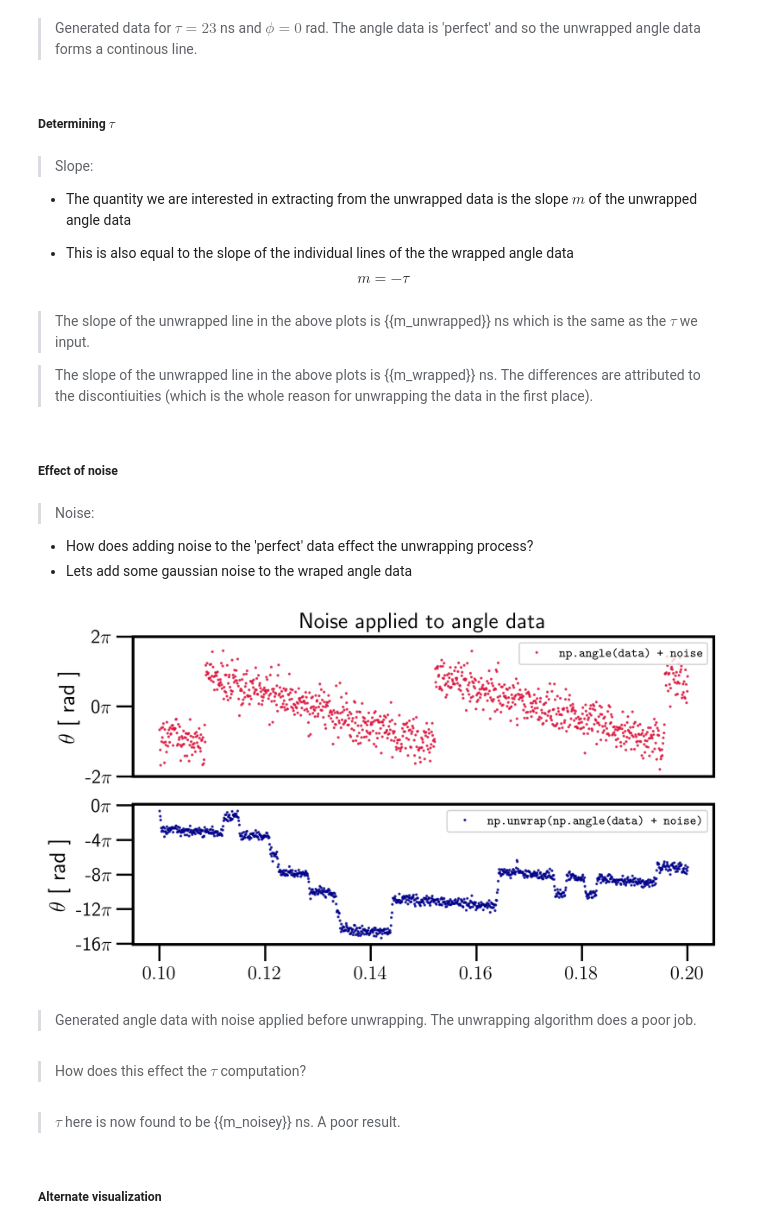
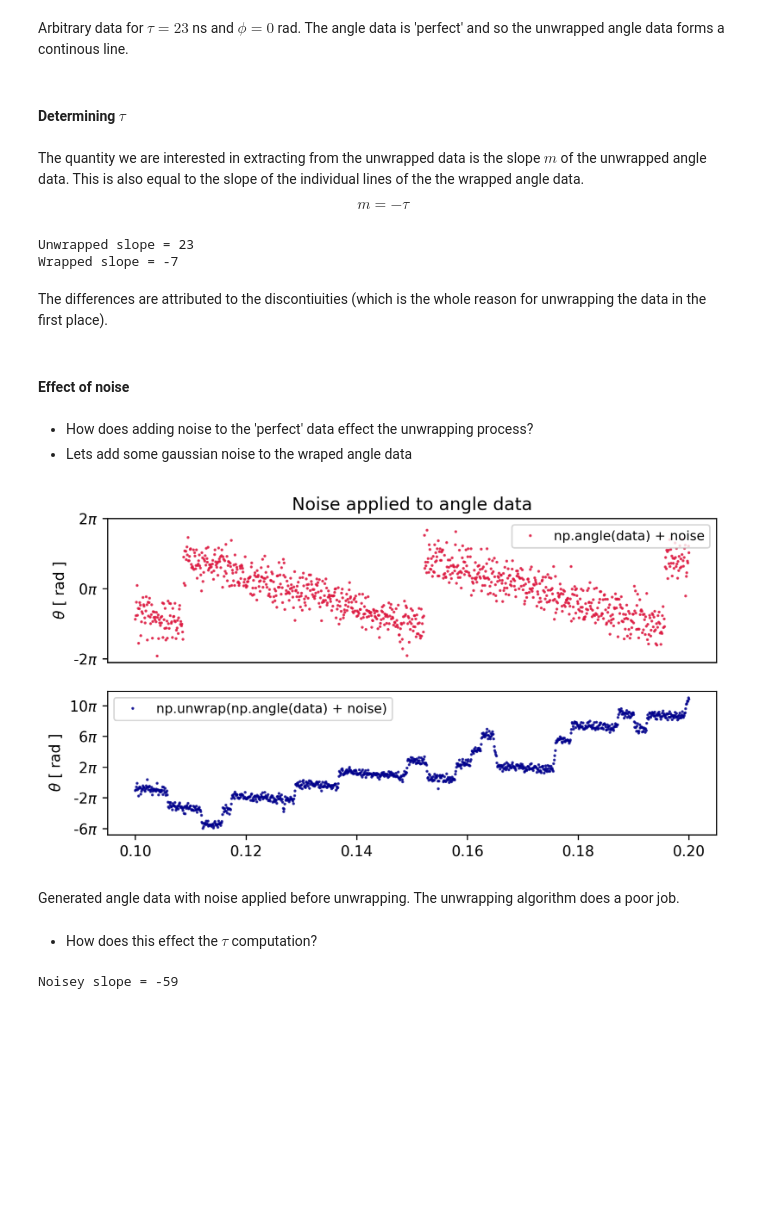
Before and after one commit to andrewasheridan/hera_sandbox, a Jupyter notebook: aas/wrap_unwrap/wrap_unwrap_initial_exploration.ipynb, the cells around one changed output. Drawn from its saved outputs; the diff is of its cells as text; code cells hidden in the pictures; blank space fills up the shorter version.

Commit message:
Cleaned up text formatting, fixed typos, adjusted plot formatting

```diff
--- a/aas/wrap_unwrap/wrap_unwrap_initial_exploration.ipynb
+++ b/aas/wrap_unwrap/wrap_unwrap_initial_exploration.ipynb
@@ -89,28 +83,25 @@ plt.show()
 # %% [markdown]
-> Generated data for $\tau = 23$ ns and $\phi = 0$ rad. The angle data is 'perfect' and so the unwrapped angle data forms a continous line.
+Arbitrary data for $\tau = 23$ ns and $\phi = 0$ rad. The angle data is 'perfect' and so the unwrapped angle data forms a continous line.
 # %% [markdown]
-##### Determining $\tau$
+#### Determining $\tau$
 # %% [markdown]
-> Slope:
- - The quantity we are interested in extracting from the unwrapped data is the slope $m $ of the unwrapped angle data
->
- - This is also equal to the slope of the individual lines of the the wrapped angle data
+The quantity we are interested in extracting from the unwrapped data is the slope $m$ of the unwrapped angle data. This is also equal to the slope of the individual lines of the the wrapped angle data.
 
 \begin{equation}
 m = -\tau
 \end{equation}
 # %%
-m_unwrapped = -int(round(np.mean((np.diff(uw_angle_data)  / (2 * np.pi)) / np.diff(freqs))))
-m_wrapped = -int(round(np.mean((np.diff(angle_data)  / (2 * np.pi)) / np.diff(freqs))))
+m_unwrapped = -int(round(np.mean((np.diff(uw_angle_data)  / (2 * np.pi)) / np.diff(freqs)))); print('Unwrapped slope = {}'.format(m_unwrapped))
+m_wrapped = -int(round(np.mean((np.diff(angle_data)  / (2 * np.pi)) / np.diff(freqs))));print('Wrapped slope = {}'.format(m_wrapped))
+# %% [output]
+Unwrapped slope = 23
+Wrapped slope = -7
 # %% [markdown]
-> The slope of the unwrapped line in the above plots is {{m_unwrapped}} ns which is the same as the $\tau$ we input.
-
-
-> The slope of the unwrapped line in the above plots is {{m_wrapped}} ns. The differences are attributed to the discontiuities (which is the whole reason for unwrapping the data in the first place).
+The differences are attributed to the discontiuities (which is the whole reason for unwrapping the data in the first place).
 # %% [markdown]
-##### Effect of noise
+#### Effect of noise
 # %% [markdown]
-> Noise:
+
  - How does adding noise to the 'perfect' data effect the unwrapping process?
   - Lets add some gaussian noise to the wraped angle data
 # %%
@@ -119,42 +110,40 @@ noisey_angle_data = np.angle(data) + np.random.normal(size = len(data))
 # %%
 # plot of noisey angle data
 fig, axes = plt.subplots(2,1, figsize = (7.5, 4), dpi = 144)
 
 ax = axes[0]
 ax.set_title('Noise applied to angle data')
 ax.plot(freqs, noisey_angle_data,
         linestyle = 'none', marker = 'o', markersize = 1, alpha = 0.75,
-        color = 'crimson', label = r'$\texttt{np.angle(data) + noise}$')
+        color = 'crimson', label = r'np.angle(data) + noise')
 ax.set_xticks([])
 ax.legend(fontsize = 9, loc = 'best')
 
 ax = axes[1]
 ax.plot(freqs, np.unwrap(noisey_angle_data),
         linestyle = 'none', marker = 'o', markersize = 1, alpha = 0.75,
-        color = 'darkblue', label = r'$\texttt{np.unwrap(np.angle(data) + noise)}$')
+        color = 'darkblue', label = r'np.unwrap(np.angle(data) + noise)')
 
 ax.legend(fontsize = 9, loc = 'best')
 
 for ax in axes.reshape(-1):
     ymax = int(2 * np.pi + 2 * np.pi * round(float(np.ceil(ax.get_ylim()[1]))/(2 * np.pi)))
     ymin = int(2 * np.pi * round(float(np.floor(ax.get_ylim()[0]))/(2 * np.pi)))
     yticks = np.arange(ymin, ymax, np.pi)[::2]
     if len(yticks) > 6:
         yticks = yticks[::2]
     ax.set_yticks(yticks)
     ax.set_yticklabels([r"{}$\pi$".format(int(round(value / np.pi))) for value in ax.get_yticks()])
     ax.set_ylabel(r'$\theta$ [ rad ]')
 
 plt.show()
 # %% [output]
-[figure, old version]
+[figure, new version]
 # %% [markdown]
-> Generated angle data with noise applied before unwrapping. The unwrapping algorithm does a poor job.
+Generated angle data with noise applied before unwrapping. The unwrapping algorithm does a poor job.
 # %% [markdown]
-> How does this effect the $\tau$ computation?
+ - How does this effect the $\tau$ computation?
 # %%
-m_noisey = -int(round(np.mean((np.diff(np.unwrap(noisey_angle_data))  / (2 * np.pi)) / np.diff(freqs))))
+m_noisey = -int(round(np.mean((np.diff(np.unwrap(noisey_angle_data))  / (2 * np.pi)) / np.diff(freqs)))); print('Noisey slope = {}'.format(m_noisey))
+# %% [output]
+Noisey slope = -59
-# %% [markdown]
-> $\tau$ here is now found to be {{m_noisey}} ns. A poor result.
-# %% [markdown]
-##### Alternate visualization
```
Also changed, not shown: parts of 10 cells of this notebook.
